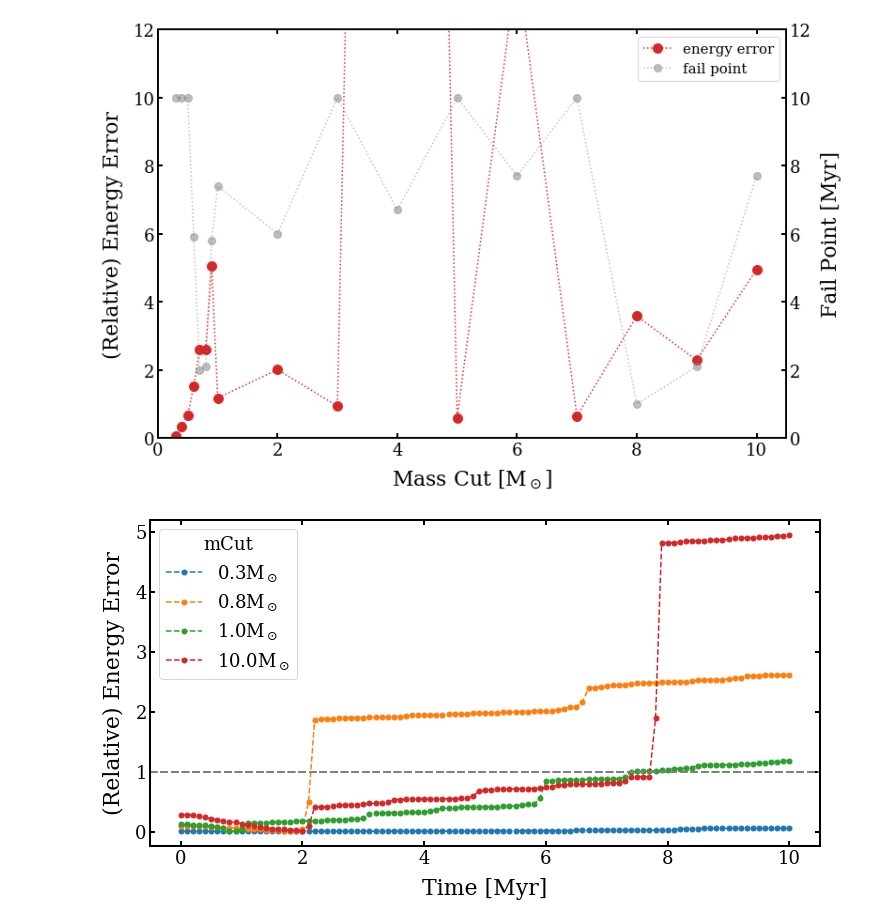
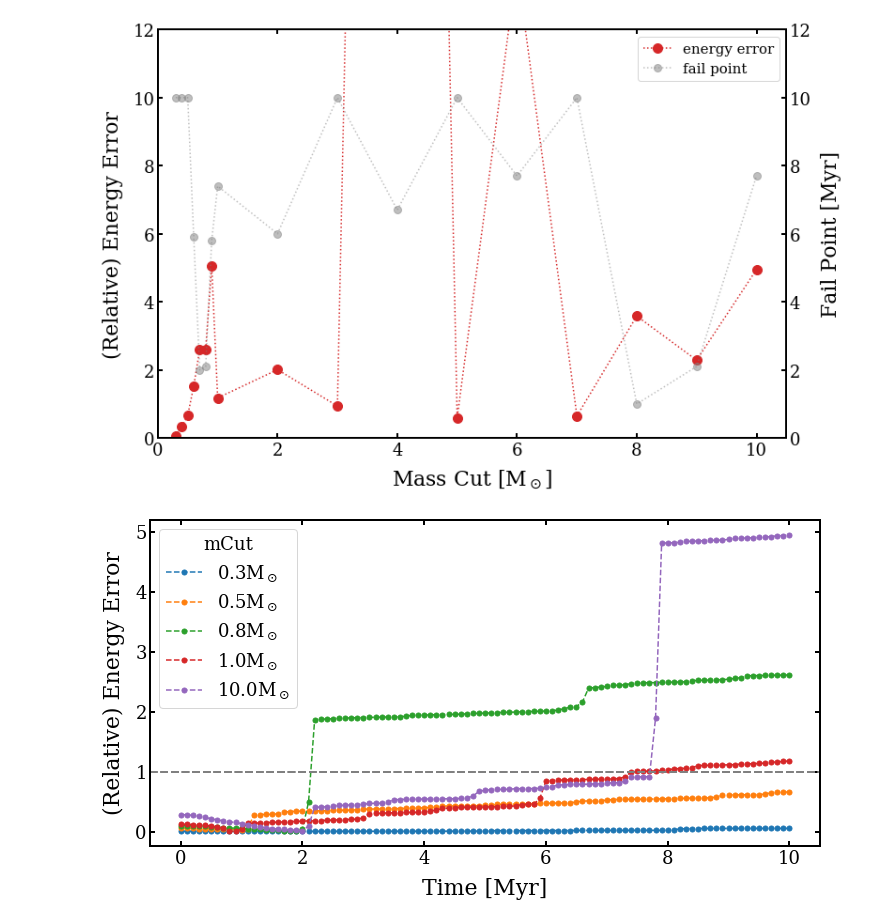
Before and after one commit to Chrisvb95/Computational-Astrophysics-CSY, a Jupyter notebook: Assignment_2/plot_mCut.ipynb, the cells around one changed output. Saved outputs shown, nothing was run; the diff lists cells and outputs as text; code cells hidden in the pictures.

```diff
--- a/Assignment_2/plot_mCut.ipynb
+++ b/Assignment_2/plot_mCut.ipynb
@@ -72,14 +75,15 @@ None
 # %%
 fig = plt.figure(figsize=(12,6))
 ax = fig.add_subplot(111)
-for mCut in [0.3, 0.8, 1.0, 10.0]:
+for mCut in [0.3, 0.5, 0.8, 1.0, 10.0]:
     ee, _ = np.loadtxt('data_ee_t/ee_q_'+str(mCut)+'.txt', delimiter=' ').transpose()
     ax.plot(ts, ee, '--o', ms=5, label=r'%.1fM$_\odot$'%mCut)
     ax.set_xlabel('Time [Myr]')
     ax.set_ylabel('(Relative) Energy Error')
     ax.axhline(y=1.0, lw=2, ls='--', c='grey')
     lg = ax.legend(title='mCut')
     lg.get_title().set_fontsize(18)
 fig.savefig('report_plot/ee_t.jpg', dpi=300, bbox_inches='tight')
+None
 # %% [output]
-[figure, old version]
+[figure, new version]
```
Also changed, not shown: parts of 2 cells of this notebook, 10 other files.
